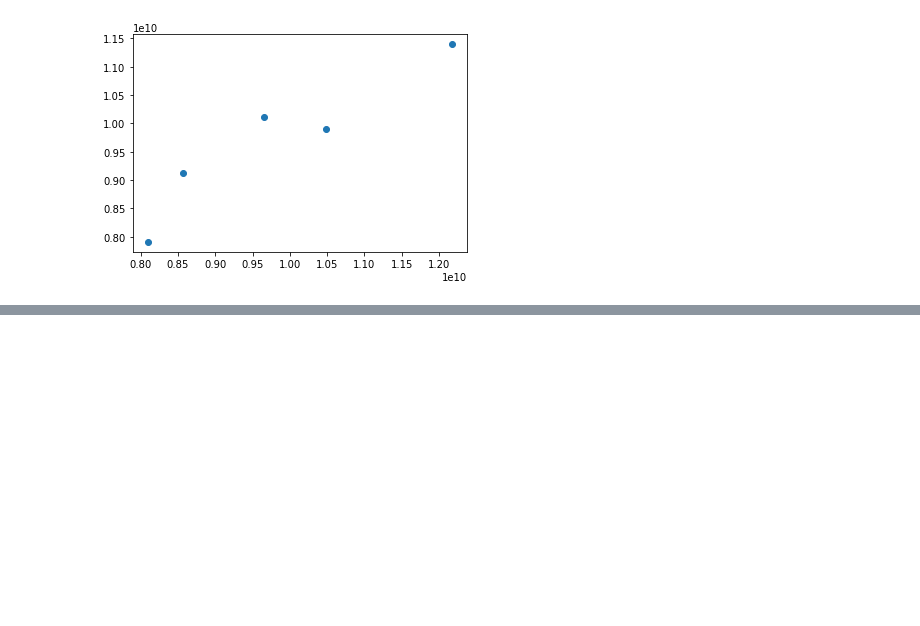
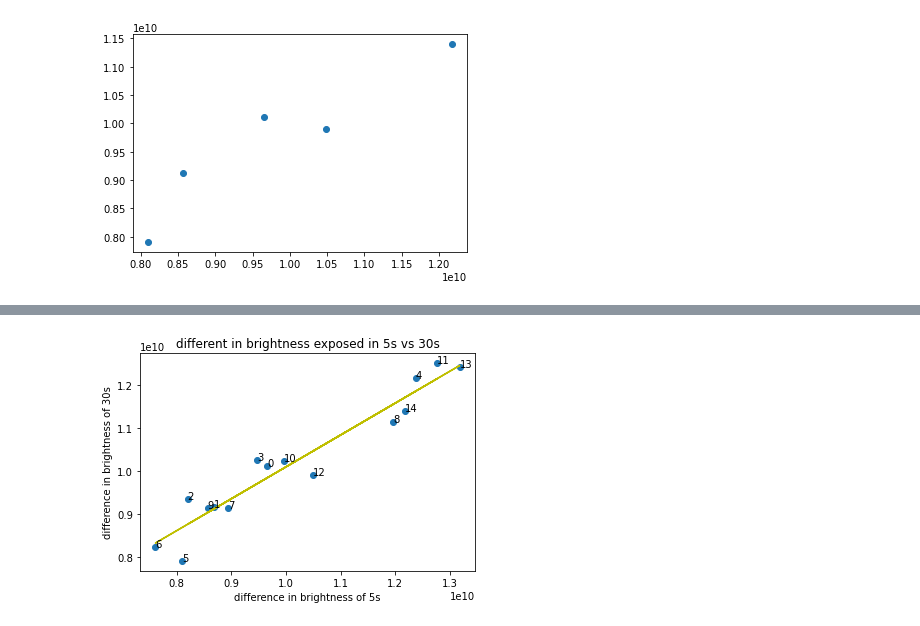
Before and after one commit to panda1835/Fulbright_SI_AstronomyProject, a Jupyter notebook: data_analysis.ipynb, the cells around one changed output, grey strips where cells are left out. Saved outputs shown, nothing was run; the diff lists cells and outputs as text; code cells hidden in the pictures; blank space fills up the shorter version.

Commit message:
plot 14 data points after augmentation

```diff
--- a/data_analysis.ipynb
+++ b/data_analysis.ipynb
@@ -89,0 +113,19 @@ print(sos_30)
+# %%
+x = []
+y = []
+m ,b = np.polyfit(sos_5, sos_30,1)
+
+for i in range(len(sos_5)):
+    x.append(sos_5[i])
+    y.append(sos_5[i]*m+b)
+# %%
+plt.plot(x, y, c='y')
+plt.scatter(sos_5, sos_30)
+plt.title('different in brightness exposed in 5s vs 30s')
+plt.xlabel("difference in brightness of 5s")
+plt.ylabel("difference in brightness of 30s")
+for i in range(len(sos_5)):
+    plt.annotate(i, (sos_5[i],sos_30[i]))
+plt.show()
+# %% [output]
+[figure, added]
```
Also changed, not shown: parts of 3 cells of this notebook.
